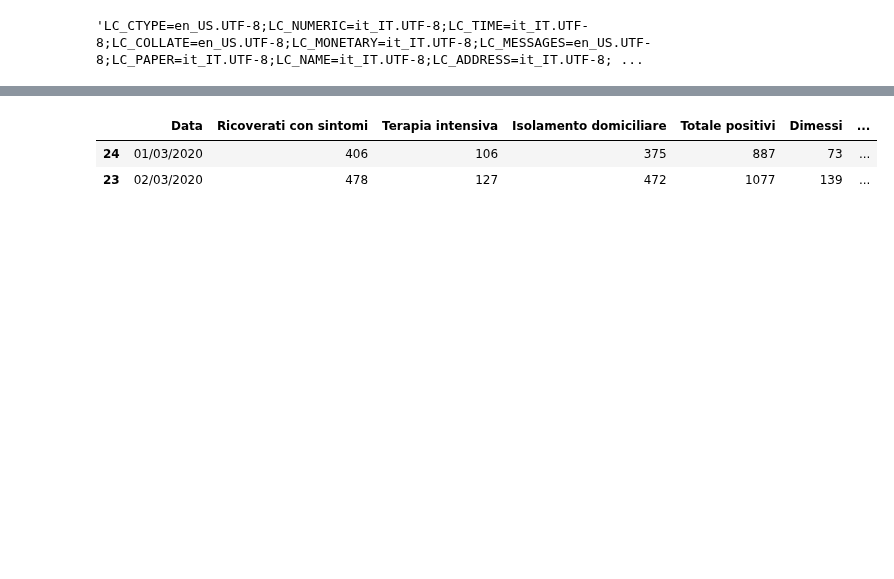
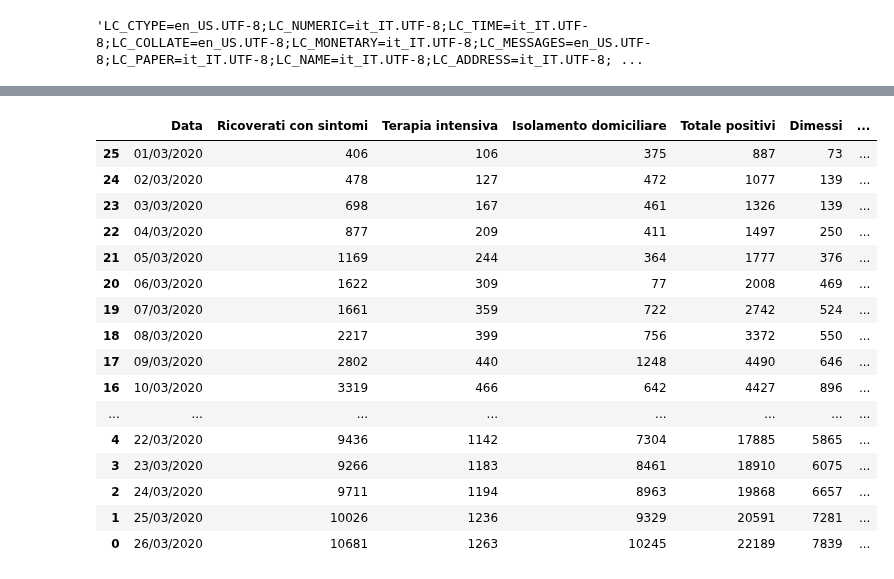
Before and after one commit to p-giovanni/Statistics, a Jupyter notebook: notebook/CoronaVirus-SecondaryCharts.ipynb, the cells around one changed output, grey strips where cells are left out. Saved outputs shown, nothing was run; the diff lists cells and outputs as text; code cells hidden in the pictures; blank space fills up the shorter version.

```diff
--- a/notebook/CoronaVirus-SecondaryCharts.ipynb
+++ b/notebook/CoronaVirus-SecondaryCharts.ipynb
@@ -79,6 +84,7 @@ df_lo.sort_values(by=["timeStamp"], inplace=True)
 min_date = df_lo['timeStamp'].min()
 df_lo['TimeDelta'] = (df_lo['timeStamp'] - min_date).dt.days + 1
 df_lo["TotalDiff"] = df_lo["Totale"].diff(periods = 1)
+df_lo["TamponiDiff"] = df_lo["Tamponi"].diff(periods = 1)
 
 (df.shape, df.dtypes)
 # %% [output]
@@ -115,9 +111,23 @@ df.head(30)
 # %%
-df_lo.head(2)
+df_lo.head(40)
 # %% [output]
 |  | Data | Ricoverati con sintomi | Terapia intensiva | Isolamento domiciliare | Totale positivi | Dimessi | ... |
-| 24 | 01/03/2020 | 406 | 106 | 375 | 887 | 73 | ... |
-| 23 | 02/03/2020 | 478 | 127 | 472 | 1077 | 139 | ... |
+| 25 | 01/03/2020 | 406 | 106 | 375 | 887 | 73 | ... |
+| 24 | 02/03/2020 | 478 | 127 | 472 | 1077 | 139 | ... |
+| 23 | 03/03/2020 | 698 | 167 | 461 | 1326 | 139 | ... |
+| 22 | 04/03/2020 | 877 | 209 | 411 | 1497 | 250 | ... |
+| 21 | 05/03/2020 | 1169 | 244 | 364 | 1777 | 376 | ... |
+| 20 | 06/03/2020 | 1622 | 309 | 77 | 2008 | 469 | ... |
+| 19 | 07/03/2020 | 1661 | 359 | 722 | 2742 | 524 | ... |
+| 18 | 08/03/2020 | 2217 | 399 | 756 | 3372 | 550 | ... |
+| 17 | 09/03/2020 | 2802 | 440 | 1248 | 4490 | 646 | ... |
+| 16 | 10/03/2020 | 3319 | 466 | 642 | 4427 | 896 | ... |
+| ... | ... | ... | ... | ... | ... | ... | ... |
+| 4 | 22/03/2020 | 9436 | 1142 | 7304 | 17885 | 5865 | ... |
+| 3 | 23/03/2020 | 9266 | 1183 | 8461 | 18910 | 6075 | ... |
+| 2 | 24/03/2020 | 9711 | 1194 | 8963 | 19868 | 6657 | ... |
+| 1 | 25/03/2020 | 10026 | 1236 | 9329 | 20591 | 7281 | ... |
+| 0 | 26/03/2020 | 10681 | 1263 | 10245 | 22189 | 7839 | ... |
 # %%
 # ------------------------------------------------------------
 # ------------------------------------------------------------
```
Also changed, not shown: parts of 8 cells of this notebook, 1 other file.
